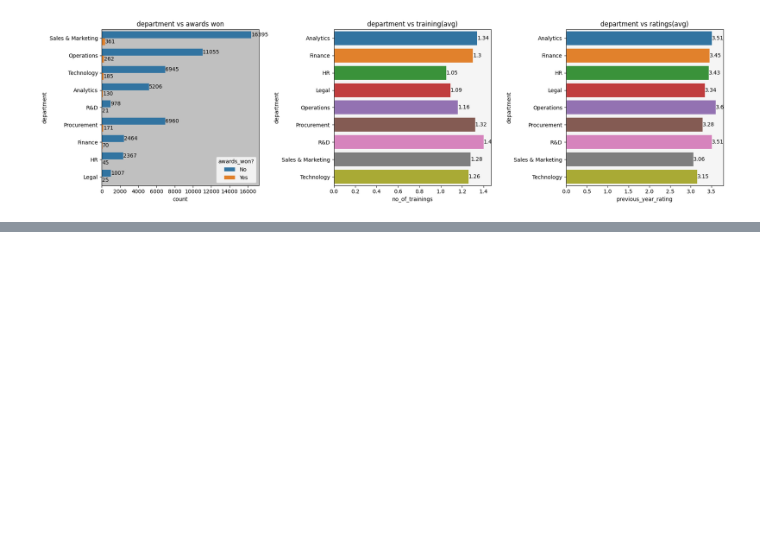
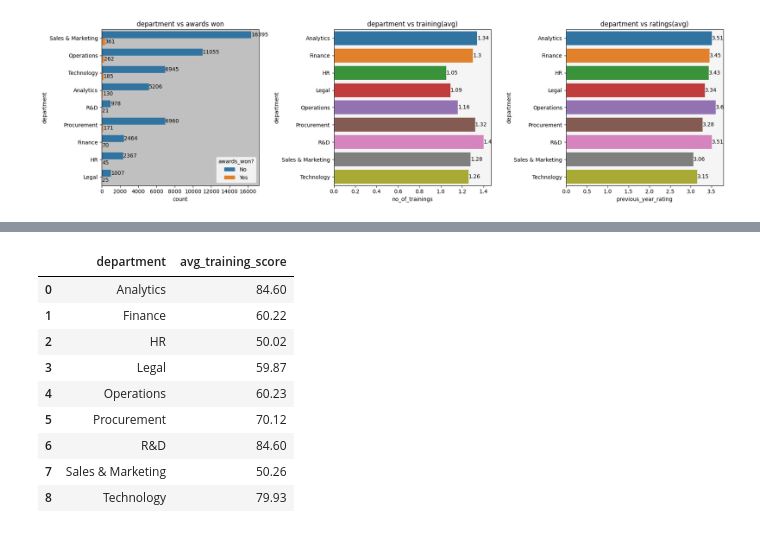
Before and after one commit to Akshay-Paunikar/HR_Analytics, a Jupyter notebook: notebook/hr_analytics_EDA.ipynb, the cells around one changed output, grey strips where cells are left out. Saved outputs shown, nothing was run; the diff lists cells and outputs as text; code cells hidden in the pictures; blank space fills up the shorter version.

```diff
--- a/notebook/hr_analytics_EDA.ipynb
+++ b/notebook/hr_analytics_EDA.ipynb
@@ -875,0 +895,15 @@ plt.show()
+# %%
+# department vs avg. training score
+department_score = train_data.groupby(['department'])['avg_training_score'].mean().reset_index().round(2)
+department_score
+# %% [output]
+|  | department | avg_training_score |
+| 0 | Analytics | 84.60 |
+| 1 | Finance | 60.22 |
+| 2 | HR | 50.02 |
+| 3 | Legal | 59.87 |
+| 4 | Operations | 60.23 |
+| 5 | Procurement | 70.12 |
+| 6 | R&D | 84.60 |
+| 7 | Sales & Marketing | 50.26 |
+| 8 | Technology | 79.93 |
```
Also changed, not shown: parts of 5 cells of this notebook.
